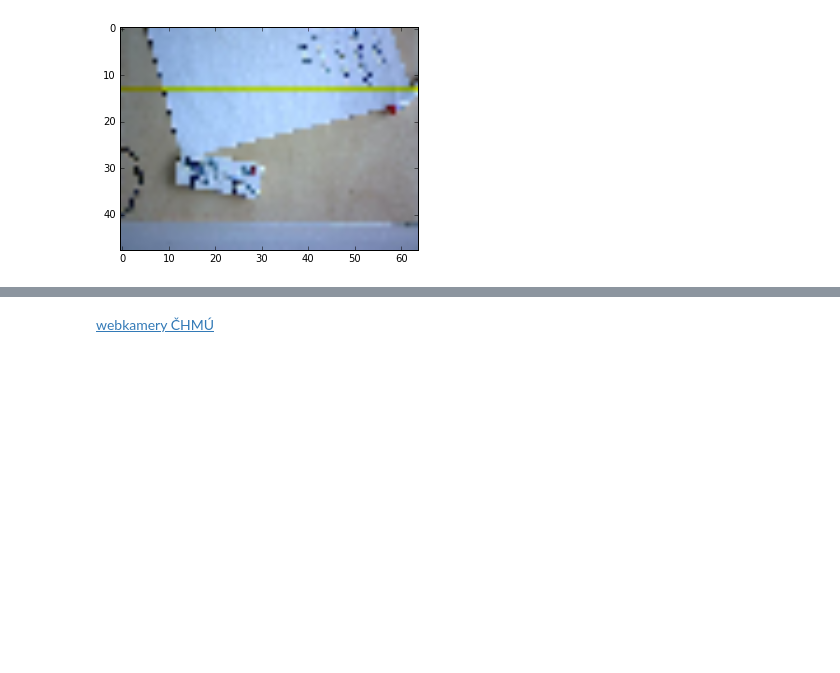
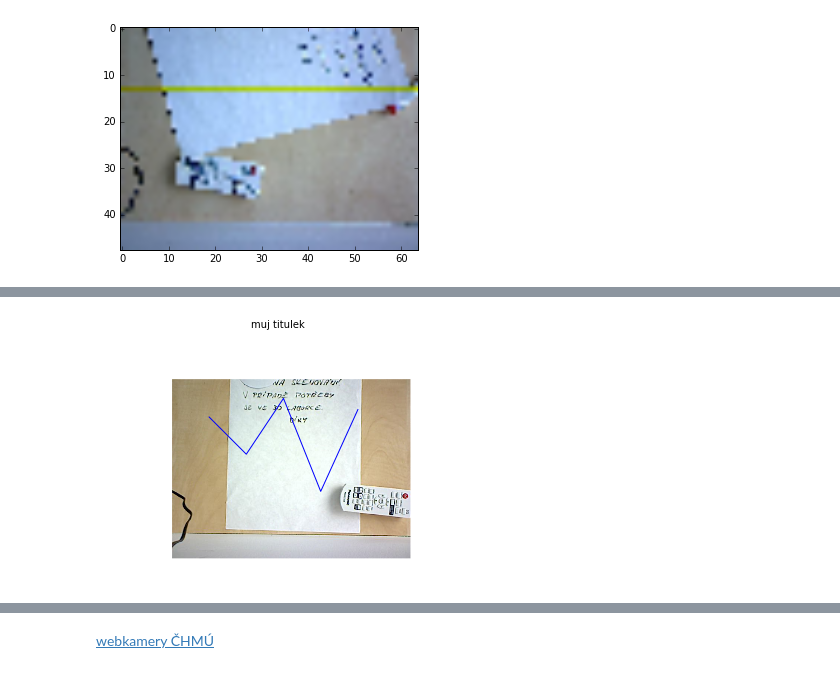
Before and after one commit to mjirik/ZDO, a Jupyter notebook: ZDOcv02.ipynb, the cells around one changed output, grey strips where cells are left out. Cells and saved outputs as stored; diff of their text form; code cells hidden in the pictures; blank space fills up the shorter version.

```diff
--- a/ZDOcv02.ipynb
+++ b/ZDOcv02.ipynb
@@ -84,0 +88,8 @@ plt.imshow(img[::10, ::10, :])
+# %%
+plt.axis('off')
+plt.imshow(img)
+plt.suptitle('muj titulek')
+plt.plot([100,200,300, 400, 500], [100, 200, 50,300, 80])
+plt.savefig('obrazek.png')
+# %% [output]
+[figure, added]
```
Also changed, not shown: parts of 7 cells of this notebook, 1 other file.
